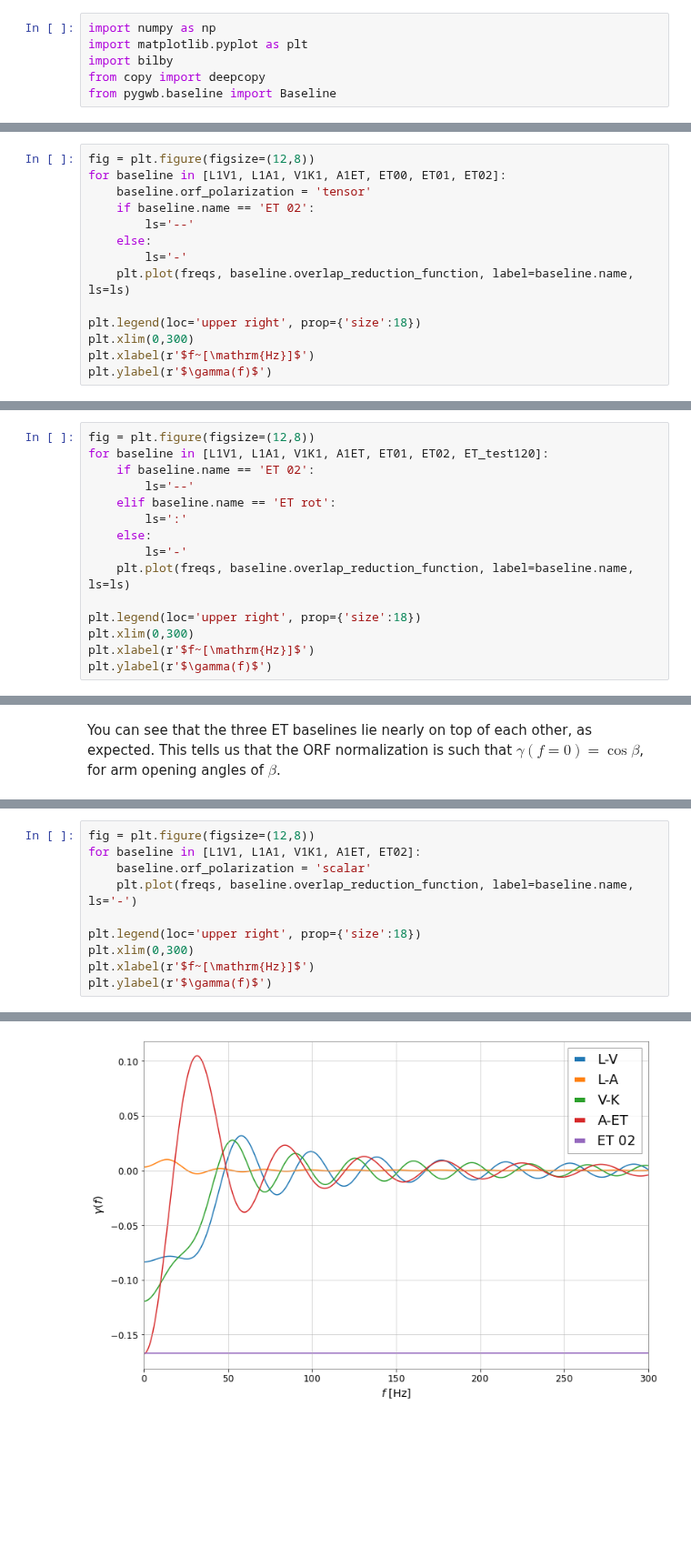
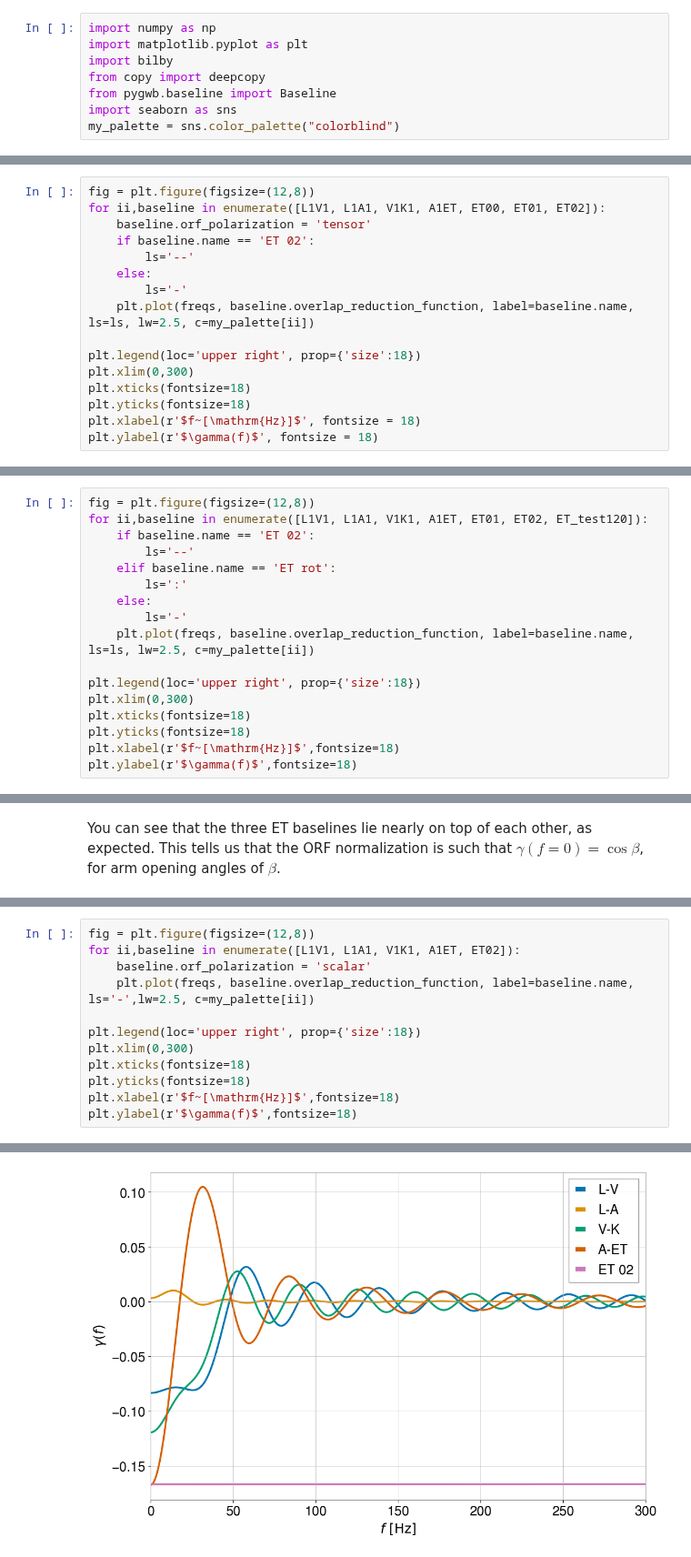
Before and after one commit to a-renzini/pygwb, a Jupyter notebook: tutorials/test_orfs.ipynb, the cells around one changed output, grey strips where cells are left out. Shown at 91% size. Drawn from its saved outputs; the diff is of its cells as text; blank space fills up the shorter version.

```diff
--- a/tutorials/test_orfs.ipynb
+++ b/tutorials/test_orfs.ipynb
@@ -11,6 +11,8 @@ import matplotlib.pyplot as plt
 import bilby
 from copy import deepcopy
 from pygwb.baseline import Baseline
+import seaborn as sns
+my_palette = sns.color_palette("colorblind")
 # %% [markdown]
 Next we initialize empty `Interferometer` objects for LIGO Livingston, LIGO India, Virgo, Kagra, and Einstein Telescope. The latter is a `TringularInterferometer` object, which consists of three separate `Interferometer` objects at the vertices of an equilateral triangle. The `Interferometer` objects store the location information for each detector, like the latitude and longitude of the vertex and angle of the arms.
 # %%
@@ -45,17 +49,19 @@ ET00 = Baseline('ET 00', ET[0], ET[0], frequencies=freqs, duration=duration)
 We need to tell the code for what polarization we are interested in calculating the overlap reduction function. For now, we assume that General Relativity is correct and look at the `tensor` polarization.
 # %%
 fig = plt.figure(figsize=(12,8))
-for baseline in [L1V1, L1A1, V1K1, A1ET, ET00, ET01, ET02]:
+for ii,baseline in enumerate([L1V1, L1A1, V1K1, A1ET, ET00, ET01, ET02]):
     baseline.orf_polarization = 'tensor'
     if baseline.name == 'ET 02':
         ls='--'
     else:
         ls='-'
-    plt.plot(freqs, baseline.overlap_reduction_function, label=baseline.name, ls=ls)
+    plt.plot(freqs, baseline.overlap_reduction_function, label=baseline.name, ls=ls, lw=2.5, c=my_palette[ii])
 
 plt.legend(loc='upper right', prop={'size':18})
 plt.xlim(0,300)
-plt.xlabel(r'$f~[\mathrm{Hz}]$')
-plt.ylabel(r'$\gamma(f)$')
+plt.xticks(fontsize=18)
+plt.yticks(fontsize=18)
+plt.xlabel(r'$f~[\mathrm{Hz}]$', fontsize = 18)
+plt.ylabel(r'$\gamma(f)$', fontsize = 18)
 # %% [output]
 Text(0, 0.5, '$\\gamma(f)$')
@@ -76,18 +82,20 @@ ET_test120.orf_polarization = 'tensor'
 Now we plot for comparison with the `ET01` and `ET02` baselines above.
 # %%
 fig = plt.figure(figsize=(12,8))
-for baseline in [L1V1, L1A1, V1K1, A1ET, ET01, ET02, ET_test120]:
+for ii,baseline in enumerate([L1V1, L1A1, V1K1, A1ET, ET01, ET02, ET_test120]):
     if baseline.name == 'ET 02':
         ls='--'
     elif baseline.name == 'ET rot':
         ls=':'
     else:
         ls='-'
-    plt.plot(freqs, baseline.overlap_reduction_function, label=baseline.name, ls=ls)
+    plt.plot(freqs, baseline.overlap_reduction_function, label=baseline.name, ls=ls, lw=2.5, c=my_palette[ii])
 
 plt.legend(loc='upper right', prop={'size':18})
 plt.xlim(0,300)
-plt.xlabel(r'$f~[\mathrm{Hz}]$')
-plt.ylabel(r'$\gamma(f)$')
+plt.xticks(fontsize=18)
+plt.yticks(fontsize=18)
+plt.xlabel(r'$f~[\mathrm{Hz}]$',fontsize=18)
+plt.ylabel(r'$\gamma(f)$',fontsize=18)
 # %% [output]
 Text(0, 0.5, '$\\gamma(f)$')
@@ -100,13 +108,15 @@ We can also calculate and plot the ORFs for non-GR polarizations.
 # %%
 fig = plt.figure(figsize=(12,8))
-for baseline in [L1V1, L1A1, V1K1, A1ET, ET02]:
+for ii,baseline in enumerate([L1V1, L1A1, V1K1, A1ET, ET02]):
     baseline.orf_polarization = 'scalar'
-    plt.plot(freqs, baseline.overlap_reduction_function, label=baseline.name, ls='-')
+    plt.plot(freqs, baseline.overlap_reduction_function, label=baseline.name, ls='-',lw=2.5, c=my_palette[ii])
 
 plt.legend(loc='upper right', prop={'size':18})
 plt.xlim(0,300)
-plt.xlabel(r'$f~[\mathrm{Hz}]$')
-plt.ylabel(r'$\gamma(f)$')
+plt.xticks(fontsize=18)
+plt.yticks(fontsize=18)
+plt.xlabel(r'$f~[\mathrm{Hz}]$',fontsize=18)
+plt.ylabel(r'$\gamma(f)$',fontsize=18)
 # %% [output]
 Text(0, 0.5, '$\\gamma(f)$')
-[figure, old version]
+[figure, new version]
```
Also changed, not shown: parts of 8 cells of this notebook.
